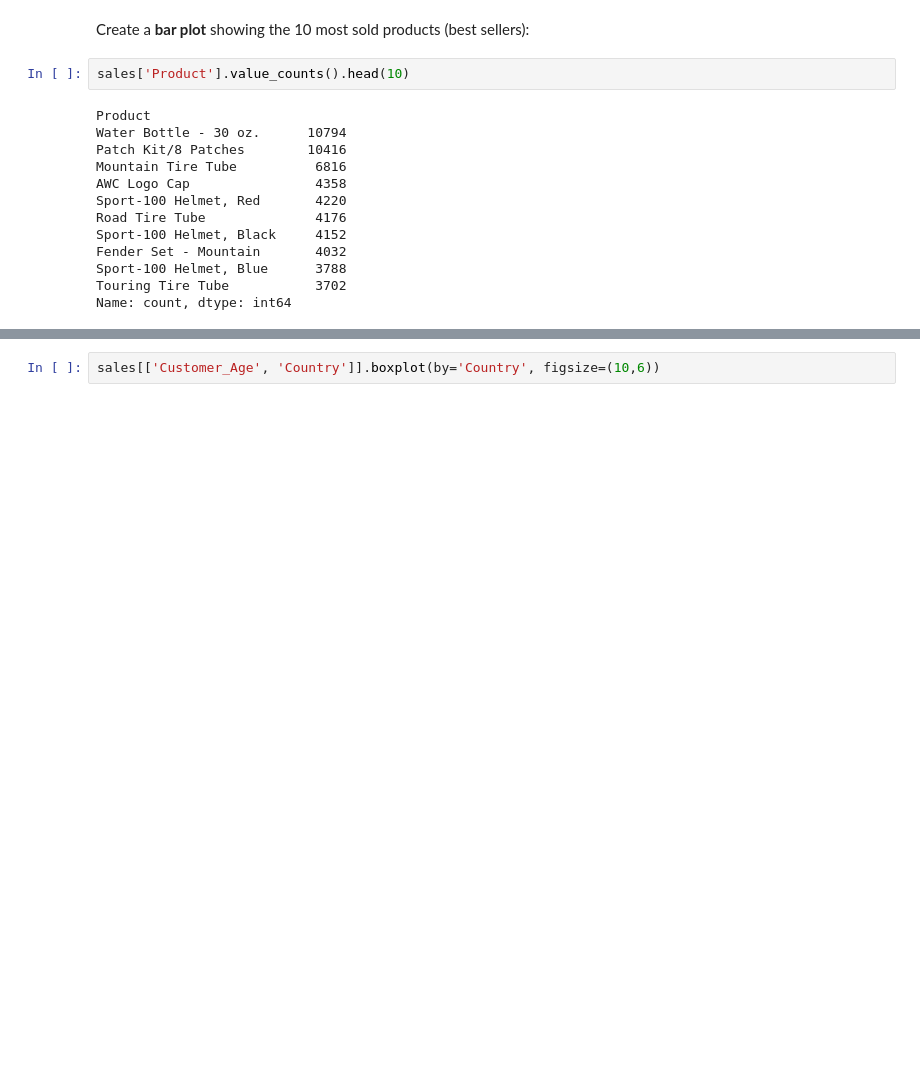
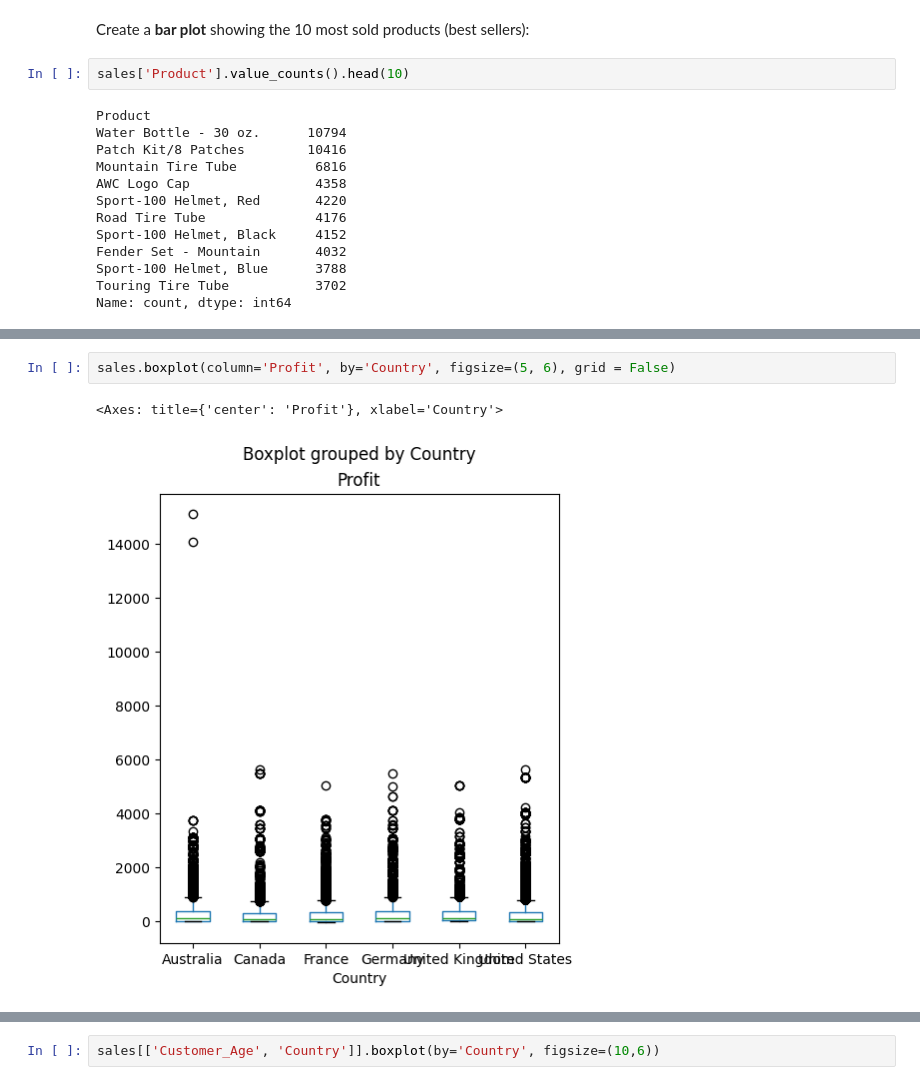
Before and after one commit to Rdorta08/FreeCodeCamp-Pandas-Real-Life-Example, a Jupyter notebook: Exercises_1.ipynb, the cells around one changed output, grey strips where cells are left out. Drawn from its saved outputs; the diff is of its cells as text; blank space fills up the shorter version.

```diff
--- a/Exercises_1.ipynb
+++ b/Exercises_1.ipynb
@@ -228 +270,6 @@ Show a grouped <b>box plot</b> per country with the profit values.
+# %%
+sales.boxplot(column='Profit', by='Country', figsize=(5, 6), grid = False)
+# %% [output]
+<Axes: title={'center': 'Profit'}, xlabel='Country'>
+[figure, added]
 # %%
```
Also changed, not shown: parts of 15 cells of this notebook.
